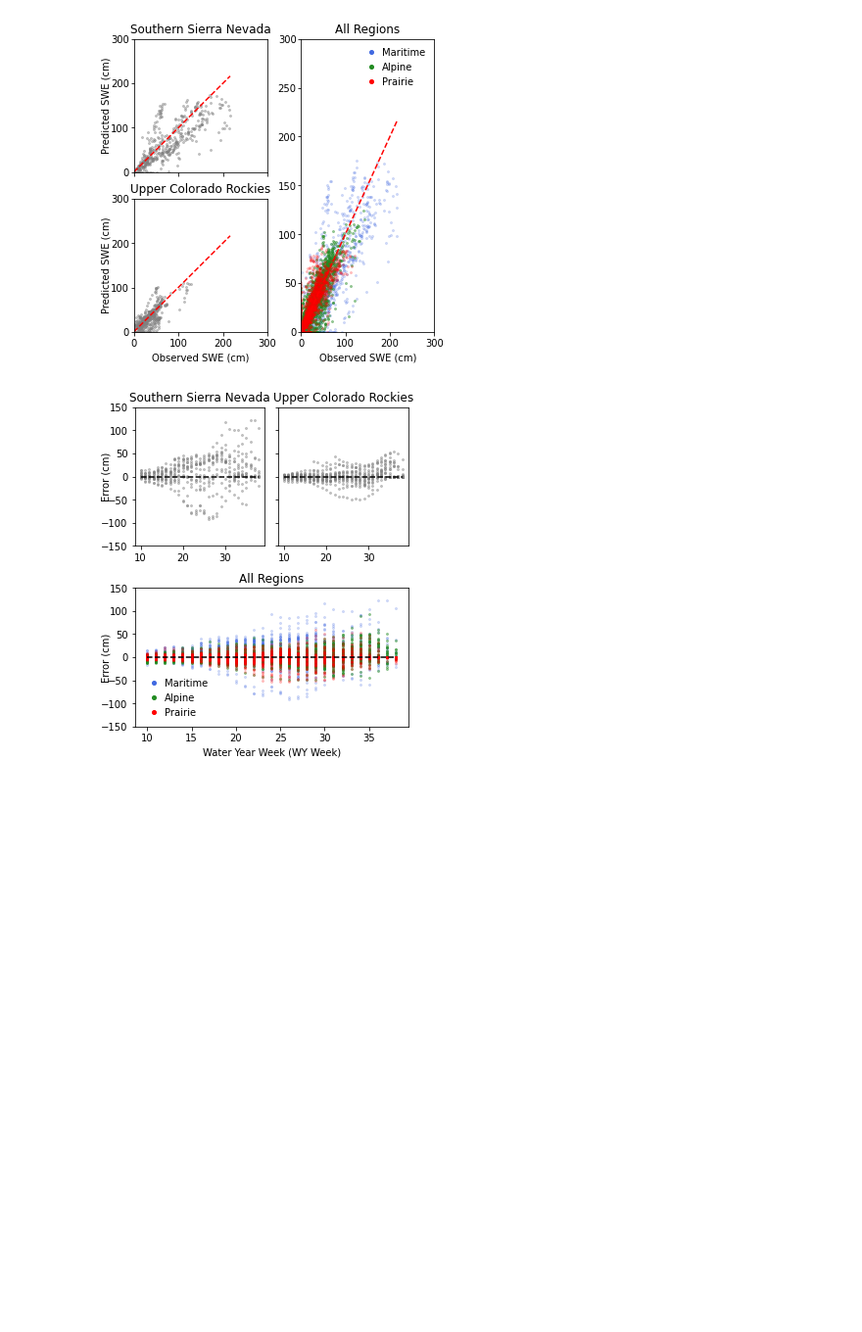
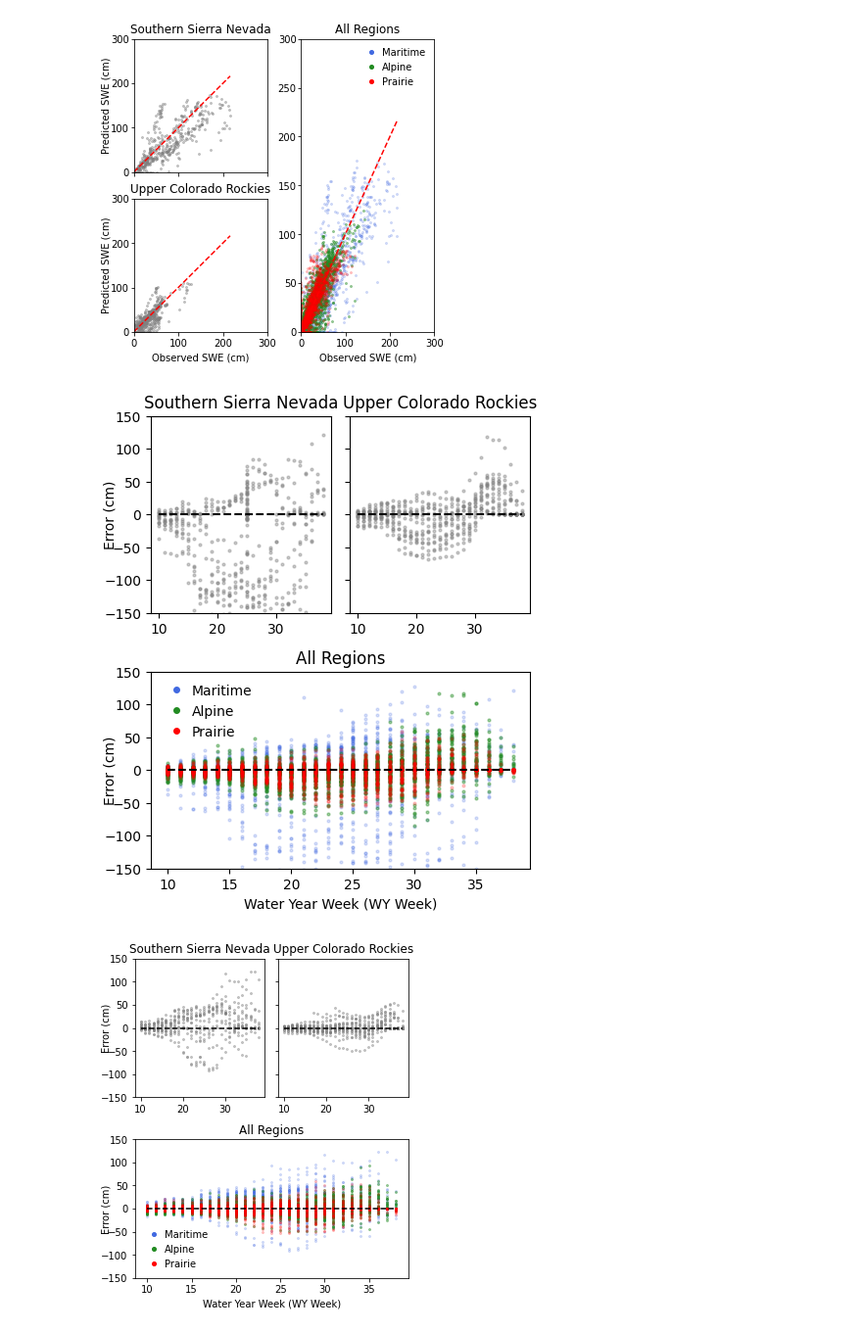
Before and after one commit to whitelightning450/SWEML, a Jupyter notebook: Model/Neural_Network/SnowExSWEFigure.ipynb, the cells around one changed output. Shown at 98% size. Drawn from its saved outputs; the diff is of its cells as text; code cells hidden in the pictures; blank space fills up the shorter version.

```diff
--- a/Model/Neural_Network/SnowExSWEFigure.ipynb
+++ b/Model/Neural_Network/SnowExSWEFigure.ipynb
@@ -116,4 +193,9 @@ Prairie  RMSE:  11.693965598756499  R2:  0.7146063270424805 pbias: [-4.90691345]
 FigureDeveloper.Slurm_Class_parity(Model_Results, Maritime_Region, Prairie_Region, Alpine_Region)
 # %% [output]
 [figure]
+# %%
+#Daily
+FigureDeveloper.EvalPlots3(Model_Results, Maritime_Region, Prairie_Region, Alpine_Region, 'WYWeek', 'error', 'Water Year Week (WY Week)', 'Error (cm)', 'ErrorVsWYWeek', 2, frequency)
+# %% [output]
+[figure, added]
 # %%
```
Also changed, not shown: parts of 18 cells of this notebook, 7 other files.
